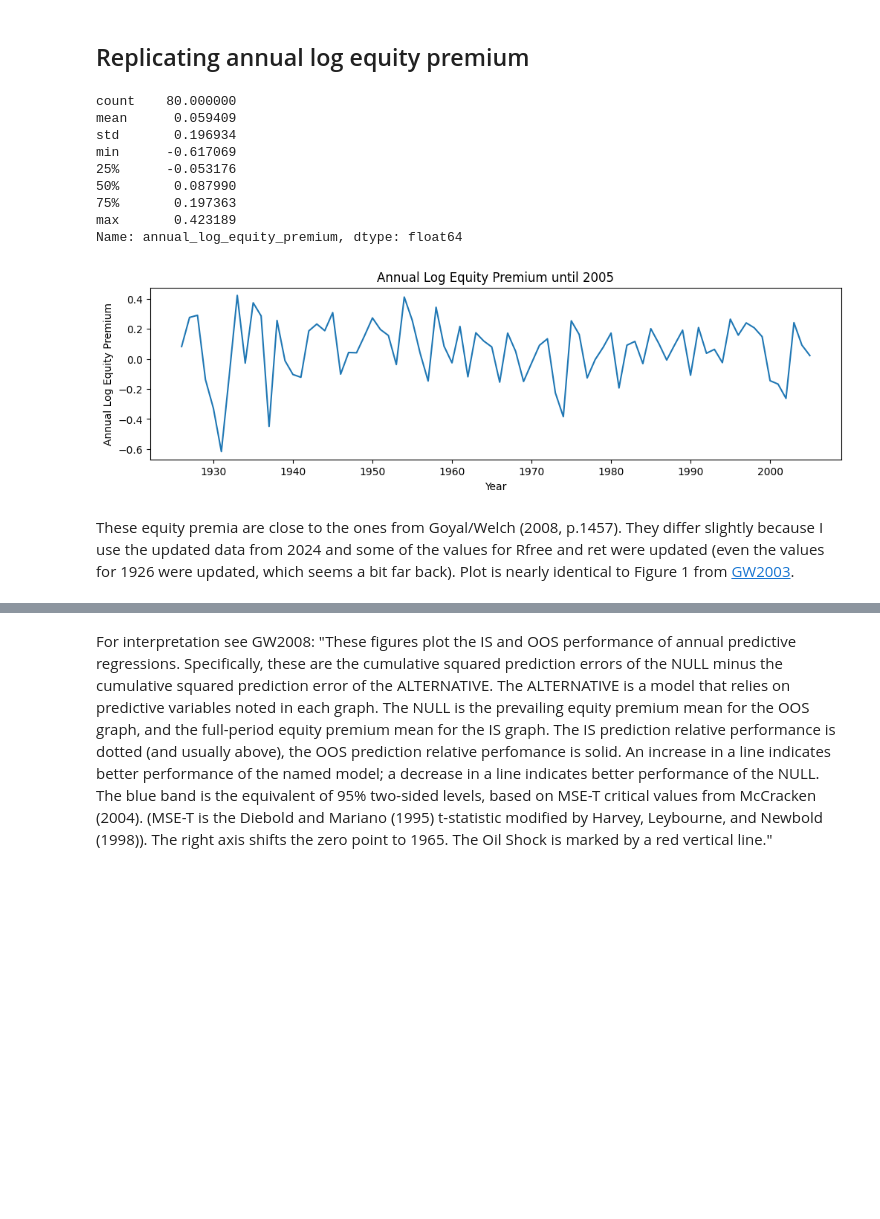
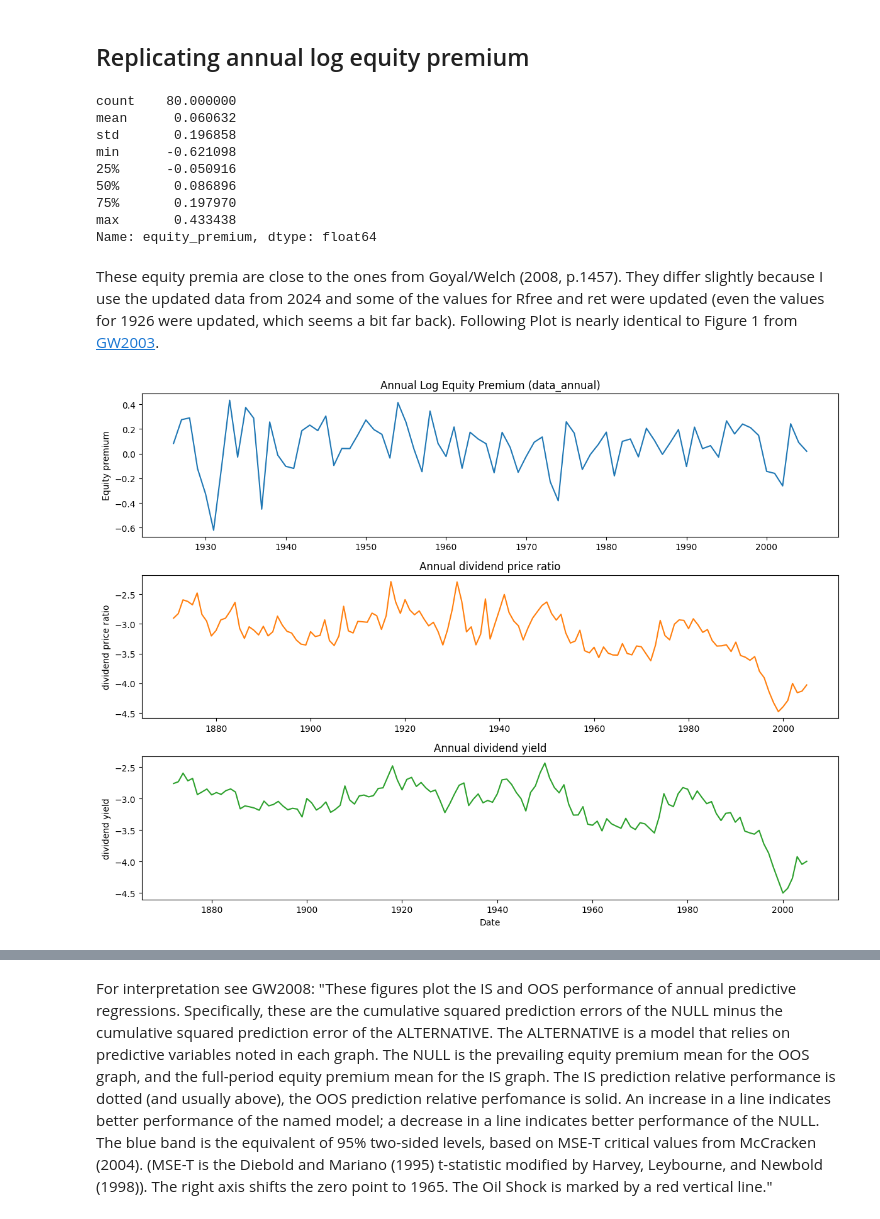
Before and after one commit to juliusd01/Deep_Learning, a Jupyter notebook: Research/Forecasting_Stocks/Sign_Forecasting/Goyal_Welch/Goyal_welch_replication.ipynb, the cells around one changed output, grey strips where cells are left out. Cells and saved outputs as stored; diff of their text form; code cells hidden in the pictures; blank space fills up the shorter version.

```diff
--- a/Research/Forecasting_Stocks/Sign_Forecasting/Goyal_Welch/Goyal_welch_replication.ipynb
+++ b/Research/Forecasting_Stocks/Sign_Forecasting/Goyal_Welch/Goyal_welch_replication.ipynb
@@ -10,38 +14,60 @@ import matplotlib.pyplot as plt
 # %%
 # use notebook working directory; data is in the parent directory
 notebook_dir = Path.cwd().parent
-file_path_monthly = notebook_dir / "data" / "GW2024_Complete_Monthly.csv"
-file_path_yearly = notebook_dir / "data" / "GW24_Complete_Annual.csv"
-data_monthly = pd.read_csv(file_path_monthly)
-data_annual = pd.read_csv(file_path_yearly)
+file_path_monthly = notebook_dir / "data" / "GW05_original_monthly.csv"
+file_path_quarterly = notebook_dir / "data" / "GW05_original_quarterly.csv"
+file_path_yearly = notebook_dir / "data" / "GW05_original_annual.csv"
+data_monthly = pd.read_csv(file_path_monthly, sep=';', decimal=',')
+data_quarterly = pd.read_csv(file_path_quarterly, sep=';', decimal=',')
+data_annual = pd.read_csv(file_path_yearly, sep=';', decimal=',')
 data_monthly['yyyymm'] = pd.to_datetime(data_monthly['yyyymm'], format='%Y%m')
 data_monthly.rename(columns={'yyyymm': 'date'}, inplace=True)
+data_annual.set_index('yyyy', inplace=True)
 # %% [markdown]
 ## Replicating annual log equity premium
+# %%
+# create 'missing' columns
+data_annual['dp'] = np.log(data_annual["D12"]) - np.log(data_annual["Index"]) # dividend price ratio
+data_annual['dy'] = np.log(data_annual["D12"]) - np.log(data_annual["Index"].shift(1)) # dividend yield
+data_annual['ep'] = np.log(data_annual["E12"]) - np.log(data_annual["Index"])  # earnings price ratio
+data_annual['de'] = np.log(data_annual["D12"]) - np.log(data_annual["E12"]) # dividend payout ratio
+data_annual.loc[:, 'equity_premium'] = np.log1p(data_annual['CRSP_SPvw']) - np.log1p(data_annual['Rfree'])
 # %%
-# annual excess return
-annual_05 = data_annual.loc[data_annual['yyyy'] <= 2005].copy()
-annual_05.loc[:, 'annual_log_equity_premium'] = np.log1p(annual_05['ret']) - np.log1p(annual_05['Rfree'])
-annual_05['annual_log_equity_premium'].describe()
+# annual excess return from 1926 to 2005
+data_annual['equity_premium'].describe()
 # %% [output]
 count    80.000000
-mean      0.059409
-std       0.196934
-min      -0.617069
-25%      -0.053176
-50%       0.087990
-75%       0.197363
-max       0.423189
-Name: annual_log_equity_premium, dtype: float64
+mean      0.060632
+std       0.196858
+min      -0.621098
+25%      -0.050916
+50%       0.086896
+75%       0.197970
+max       0.433438
+Name: equity_premium, dtype: float64
+# %% [markdown]
+These equity premia are close to the ones from Goyal/Welch (2008, p.1457). They differ slightly because I use the updated data from 2024 and some of the values for Rfree and ret were updated (even the values for 1926 were updated, which seems a bit far back). Following Plot is nearly identical to Figure 1 from [GW2003](https://papers.ssrn.com/sol3/papers.cfm?abstract_id=300750).
 # %%
 # plot premium over time
-plt.figure(figsize=(12, 3))
-plt.plot(annual_05['yyyy'], annual_05['annual_log_equity_premium'])
-plt.title("Annual Log Equity Premium until 2005")
-plt.xlabel("Year")
-plt.ylabel("Annual Log Equity Premium")
+fig, axes = plt.subplots(3, 1, figsize=(12, 9), sharex=False)
+
+# top: annual series from data_annual
+axes[0].plot(data_annual.index, data_annual['equity_premium'], color='C0')
+axes[0].set_title('Annual Log Equity Premium (data_annual)')
+axes[0].set_ylabel('Equity premium')
+
+# middle: annual series from computed annual dataframe
+axes[1].plot(data_annual.index, data_annual['dp'], color='C1')
+axes[1].set_title('Annual dividend price ratio')
+axes[1].set_ylabel('dividend price ratio')
+
+# bottom: monthly series (datetime index)
+axes[2].plot(data_annual.index, data_annual['dy'], color='C2')
+axes[2].set_title('Annual dividend yield')
+axes[2].set_ylabel('dividend yield')
+axes[2].set_xlabel('Date')
+
+plt.tight_layout()
 plt.show()
 # %% [output]
-[figure, old version]
+[figure, new version]
-# %% [markdown]
-These equity premia are close to the ones from Goyal/Welch (2008, p.1457). They differ slightly because I use the updated data from 2024 and some of the values for Rfree and ret were updated (even the values for 1926 were updated, which seems a bit far back). Plot is nearly identical to Figure 1 from [GW2003](https://papers.ssrn.com/sol3/papers.cfm?abstract_id=300750).
```
Also changed, not shown: parts of 27 cells of this notebook, 5 other files.
